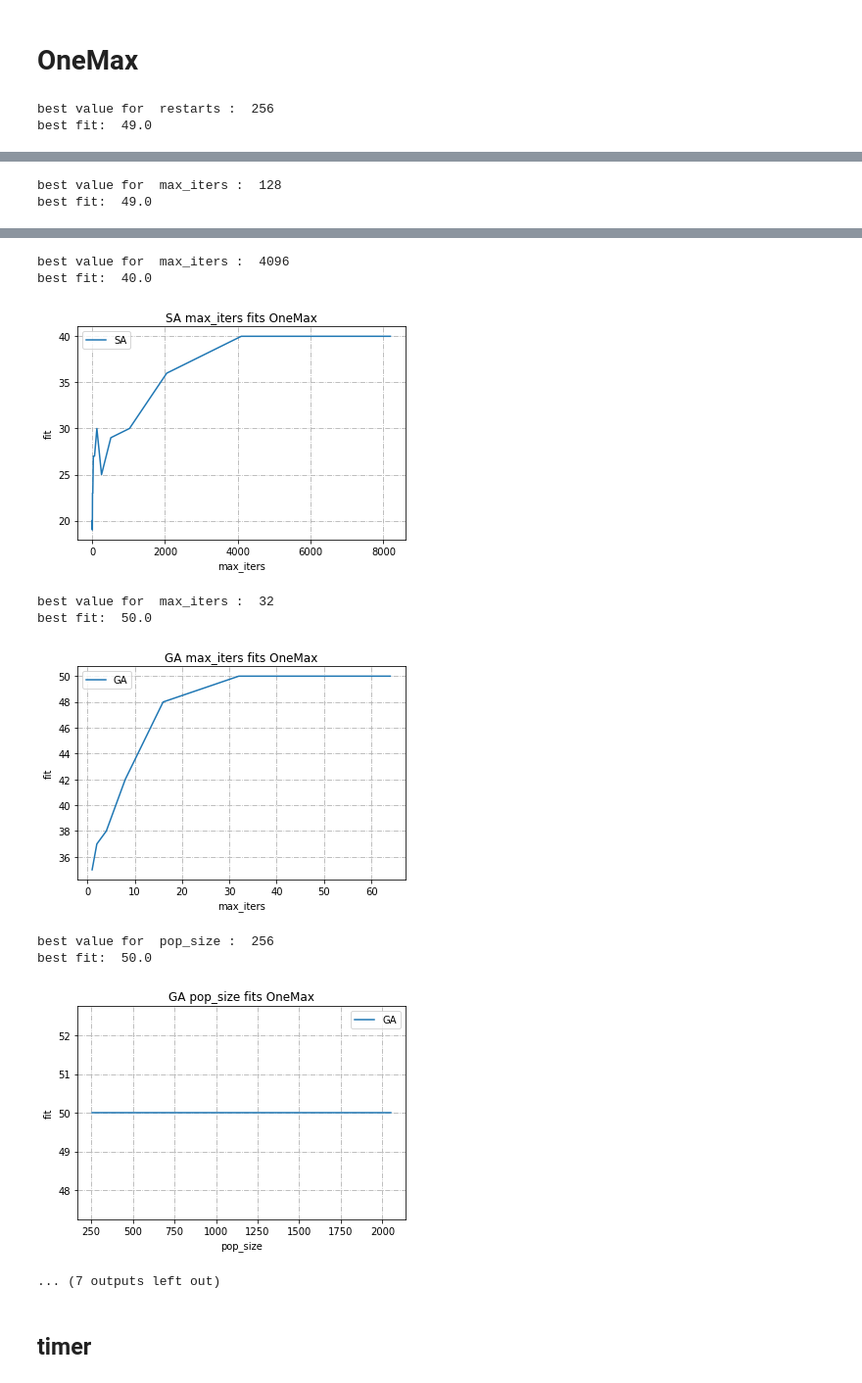
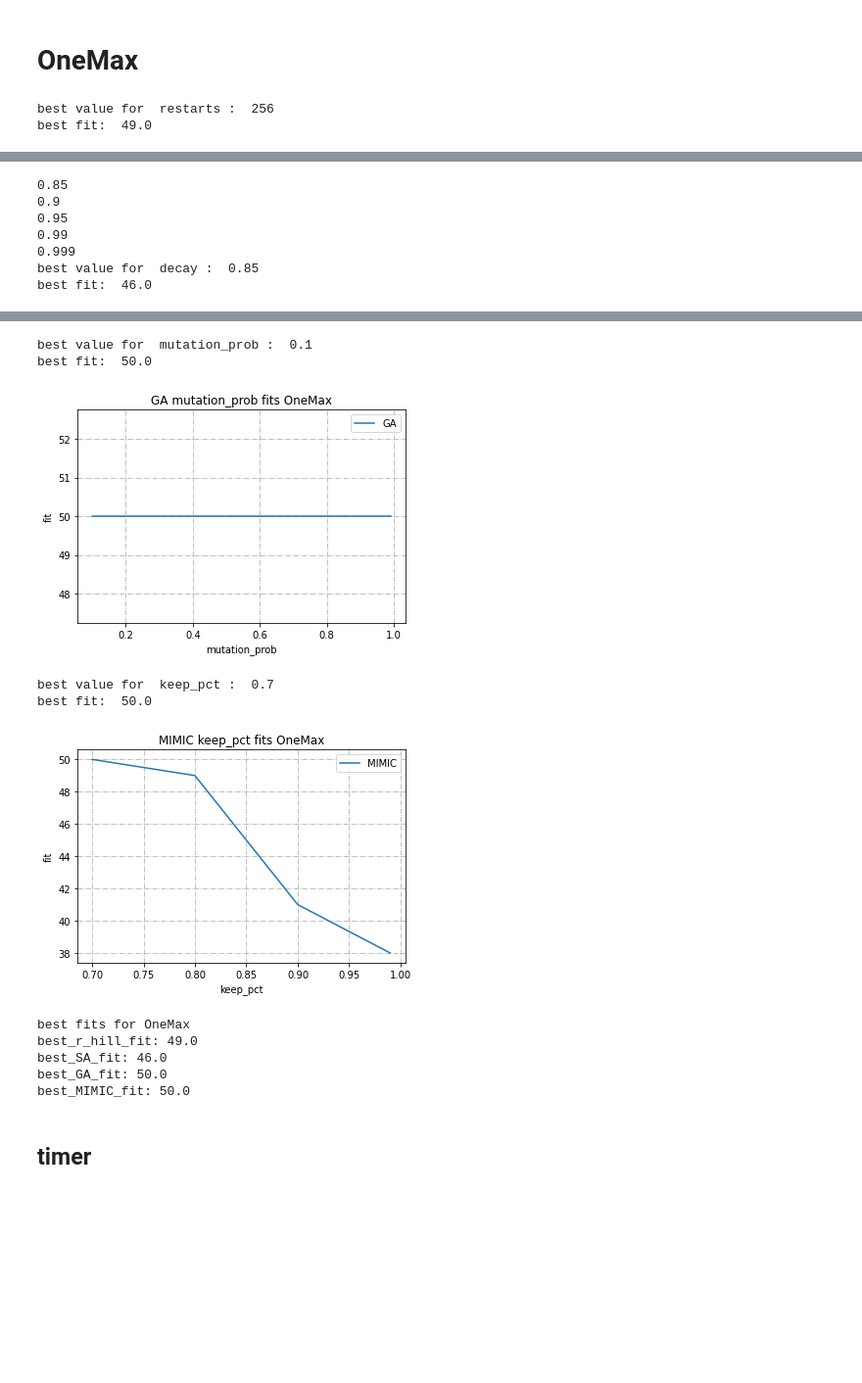
Before and after one commit to jfuerst92/Brigandine, a Jupyter notebook: analysis.ipynb, the cells around one changed output, grey strips where cells are left out. Shown at 98% size. Drawn from its saved outputs; the diff is of its cells as text; code cells hidden in the pictures; blank space fills up the shorter version.

```diff
--- a/analysis.ipynb
+++ b/analysis.ipynb
@@ -120,6 +128,7 @@ mimic_args = {
     'keep_pct': 0.3,
     'max_attempts': 10,
     'max_iters': 10000,
+    'fast_mimic': True
 }
 # %%
 times_per_iterations = {
@@ -186,7 +195,7 @@ r_hill_args['restarts'] = arg_val
 #max_iter_range = [1, 2, 4, 8, 16, 32, 64, 128, 256]
 #arg_val, best_fit = test_param('max_iters', max_iter_range, problem, mlrose.random_hill_climb, r_hill_args, plot=True, alg_name="r_hill", prob_name="OneMax")
 
-r_hill_args['max_iters'] = arg_val
+#r_hill_args['max_iters'] = arg_val
 best_r_hill_fit = best_fit
 
 #Simulated annealing
@@ -198,14 +207,14 @@ arg_val, best_fit = test_param('decay', decay_range, problem, mlrose.simulated_a
 #max_iter_range = [1, 2, 4, 8, 16, 32, 64, 128, 256, 512, 1024, 2048, 4096, 8192]
 #arg_val, best_fit = test_param('max_iters', max_iter_range, problem, mlrose.simulated_annealing, sa_args, plot=True, alg_name="SA", prob_name="OneMax")
 
-sa_args['max_iters'] = arg_val
+#sa_args['max_iters'] = arg_val
 best_SA_fit = best_fit
 # genetic algorithm
 
 #max_iter_range = [1, 2, 4, 8, 16, 32, 64]#, 128, 256, 512, 1024, 2048, 4096, 8192]
 #arg_val, best_fit = test_param('max_iters', max_iter_range, problem, mlrose.genetic_alg, ga_args, plot=True, alg_name="GA", prob_name="OneMax")
 
-ga_args['max_iters'] = arg_val
+#ga_args['max_iters'] = arg_val
 
 pop_size_range = [256, 512, 1024, 2048]
 arg_val, best_fit = test_param('pop_size', pop_size_range, problem, mlrose.genetic_alg, ga_args, plot=True, alg_name="GA", prob_name="OneMax")
@@ -244,5 +253,10 @@ print("best_MIMIC_fit:", best_MIMIC_fit)
 best value for  restarts :  256
 best fit:  49.0
 [figure]
-best value for  max_iters :  128
-best fit:  49.0
+0.85
+0.9
+0.95
+0.99
+0.999
+best value for  decay :  0.85
+best fit:  46.0
@@ -258,13 +267,14 @@ best fit:  46.0
-best value for  max_iters :  4096
-best fit:  40.0
+best value for  mutation_prob :  0.1
+best fit:  50.0
-[figure, old version]
+[figure, new version]
-best value for  max_iters :  32
+best value for  keep_pct :  0.7
 best fit:  50.0
-[figure, old version]
+[figure, new version]
-best value for  pop_size :  256
-best fit:  50.0
+best fits for OneMax
+best_r_hill_fit: 49.0
+best_SA_fit: 46.0
+best_GA_fit: 50.0
+best_MIMIC_fit: 50.0
-[figure, removed]
-... (7 outputs left out)
 # %% [markdown]
 ## timer
 # %%
```
Also changed, not shown: parts of 11 cells of this notebook, 2 other files.
